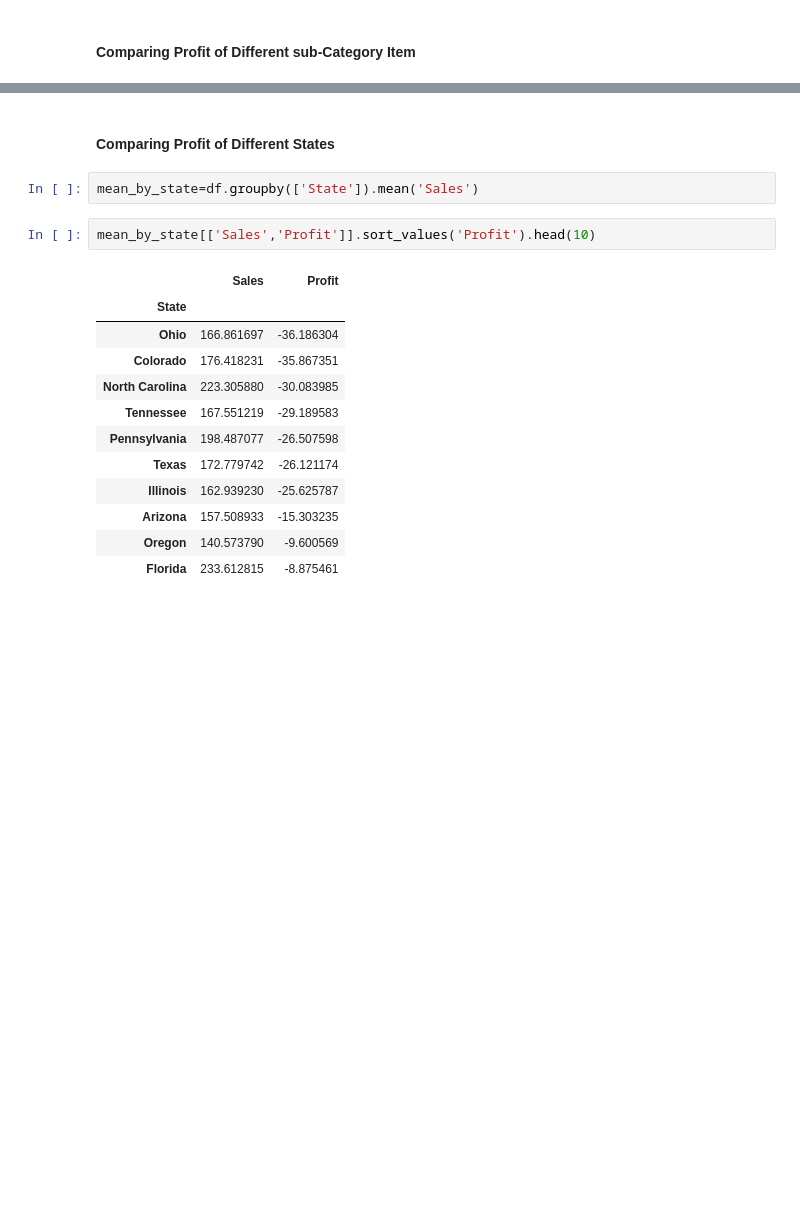
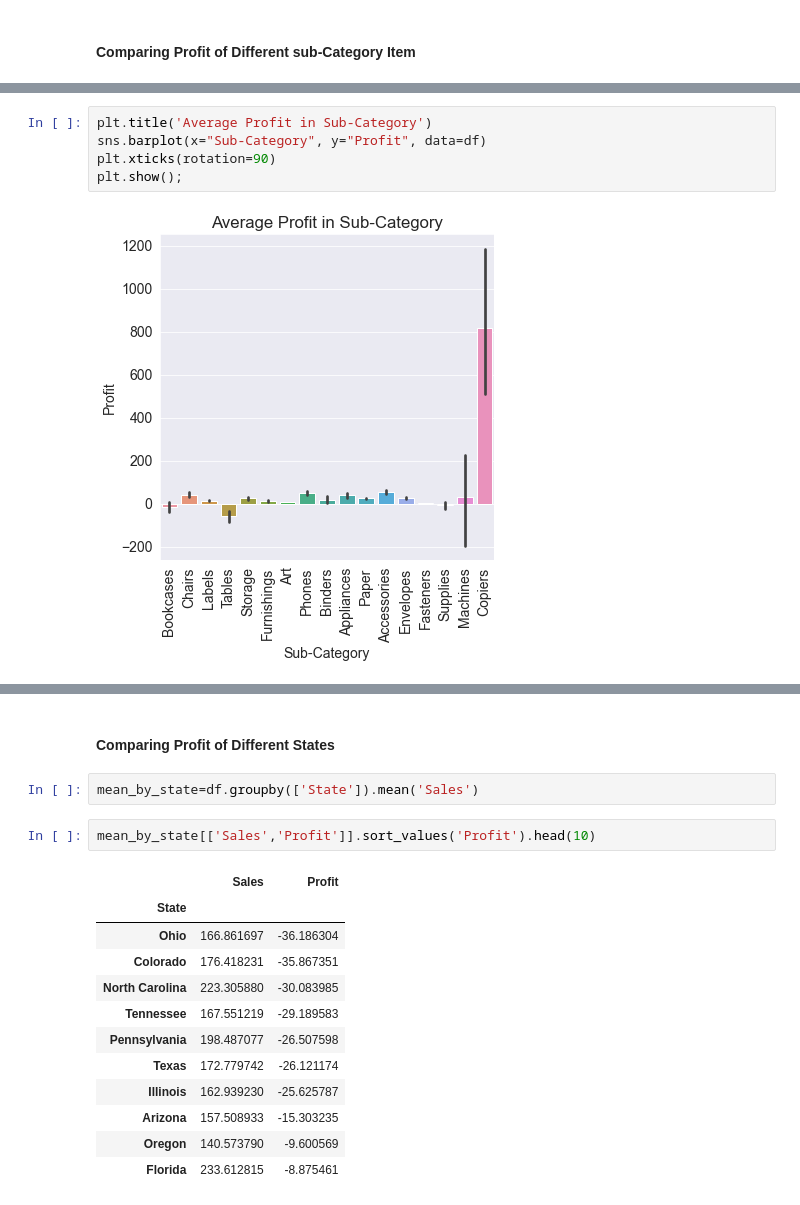
Before and after one commit to snehamaiti/SuperStore-Analysis, a Jupyter notebook: SuperStore.ipynb, the cells around one changed output, grey strips where cells are left out. Cells and saved outputs as stored; diff of their text form; blank space fills up the shorter version.

```diff
--- a/SuperStore.ipynb
+++ b/SuperStore.ipynb
@@ -76,0 +125,7 @@ mean_by_Subcategory[['Sales','Discount','Profit']].sort_values('Profit').head()
+# %%
+plt.title('Average Profit in Sub-Category')
+sns.barplot(x="Sub-Category", y="Profit", data=df)
+plt.xticks(rotation=90)
+plt.show();
+# %% [output]
+[figure, added]
```
Also changed, not shown: parts of 12 cells of this notebook.
